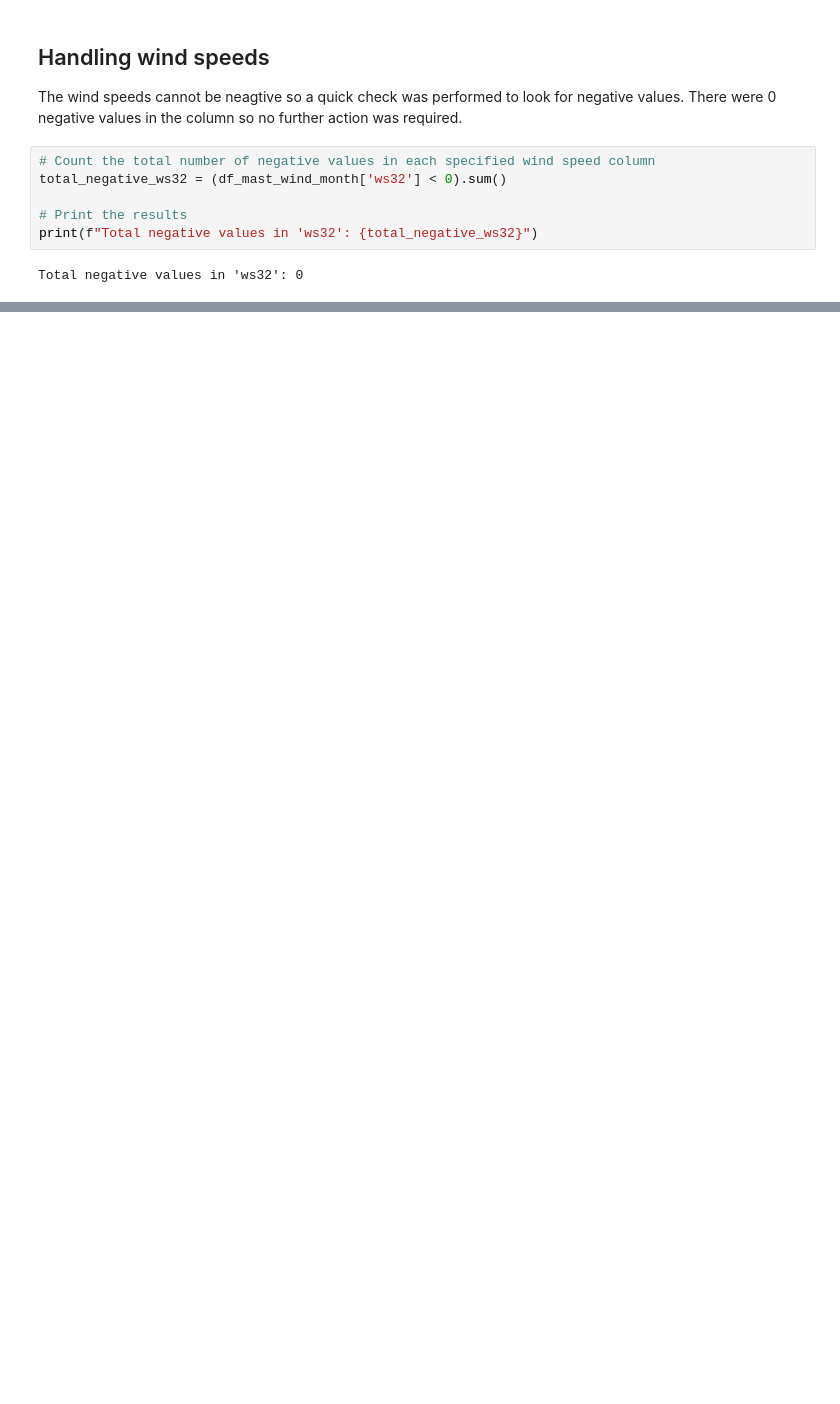
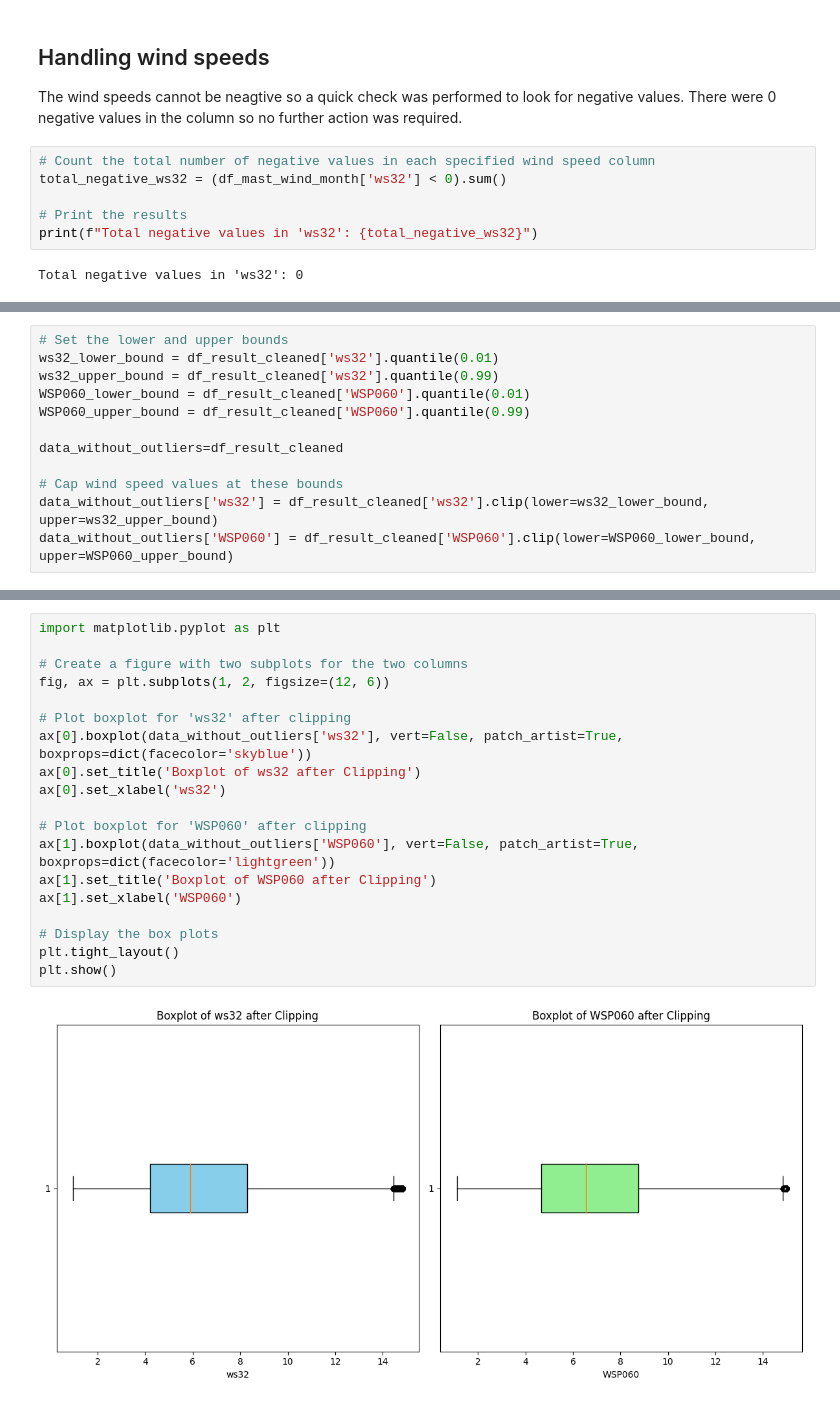
Before and after one commit to EarthOddity/mal-assignments, a Jupyter notebook: Assignment 3/3. Vestas - Predicting Wind Speed Using Borglum.ipynb, the cells around one changed output, grey strips where cells are left out. Cells and saved outputs as stored; diff of their text form; blank space fills up the shorter version.

```diff
--- a/Assignment 3/3. Vestas - Predicting Wind Speed Using Borglum.ipynb
+++ b/Assignment 3/3. Vestas - Predicting Wind Speed Using Borglum.ipynb
@@ -328,0 +611,12 @@ Total negative values in 'ws32': 0
+# %%
+# Set the lower and upper bounds
+ws32_lower_bound = df_result_cleaned['ws32'].quantile(0.01)
+ws32_upper_bound = df_result_cleaned['ws32'].quantile(0.99)
+WSP060_lower_bound = df_result_cleaned['WSP060'].quantile(0.01)
+WSP060_upper_bound = df_result_cleaned['WSP060'].quantile(0.99)
+
+data_without_outliers=df_result_cleaned
+
+# Cap wind speed values at these bounds
+data_without_outliers['ws32'] = df_result_cleaned['ws32'].clip(lower=ws32_lower_bound, upper=ws32_upper_bound)
+data_without_outliers['WSP060'] = df_result_cleaned['WSP060'].clip(lower=WSP060_lower_bound, upper=WSP060_upper_bound)
@@ -328,0 +634,21 @@ Total negative values in 'ws32': 0
+# %%
+import matplotlib.pyplot as plt
+
+# Create a figure with two subplots for the two columns
+fig, ax = plt.subplots(1, 2, figsize=(12, 6))
+
+# Plot boxplot for 'ws32' after clipping
+ax[0].boxplot(data_without_outliers['ws32'], vert=False, patch_artist=True, boxprops=dict(facecolor='skyblue'))
+ax[0].set_title('Boxplot of ws32 after Clipping')
+ax[0].set_xlabel('ws32')
+
+# Plot boxplot for 'WSP060' after clipping
+ax[1].boxplot(data_without_outliers['WSP060'], vert=False, patch_artist=True, boxprops=dict(facecolor='lightgreen'))
+ax[1].set_title('Boxplot of WSP060 after Clipping')
+ax[1].set_xlabel('WSP060')
+
+# Display the box plots
+plt.tight_layout()
+plt.show()
+# %% [output]
+[figure, added]
```
Also changed, not shown: parts of 29 cells of this notebook.
